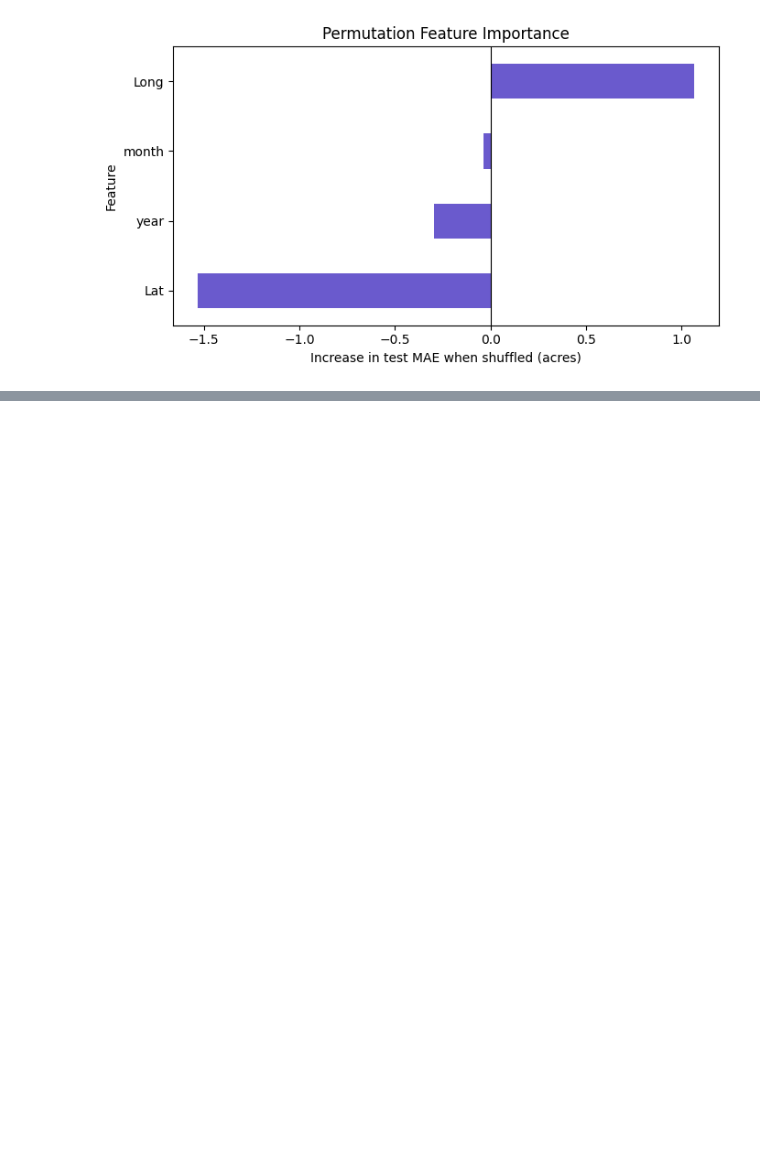
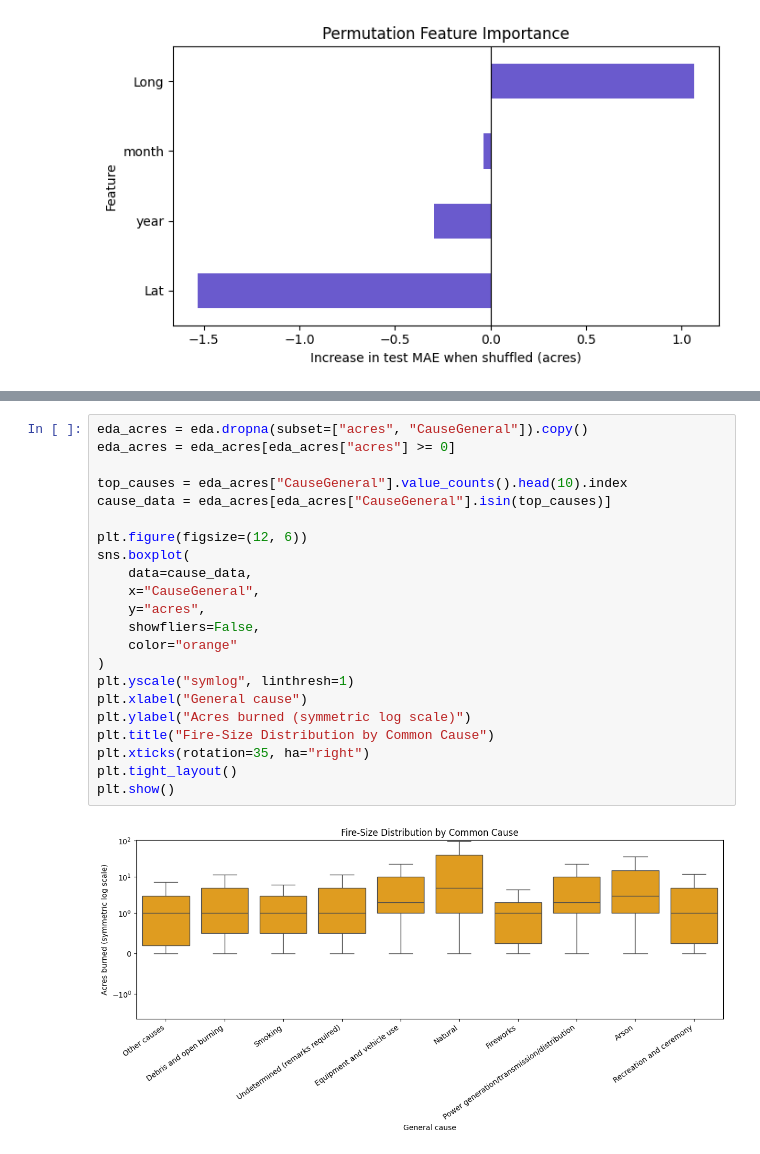
Before and after one commit to HAP-15/Data-Science-Capstone-Project-Wildfire-Prediction, a Jupyter notebook: EDA_work.ipynb, the cells around one changed output, grey strips where cells are left out. Drawn from its saved outputs; the diff is of its cells as text; blank space fills up the shorter version.

```diff
--- a/EDA_work.ipynb
+++ b/EDA_work.ipynb
@@ -619,0 +657,24 @@ plt.show()
+# %%
+eda_acres = eda.dropna(subset=["acres", "CauseGeneral"]).copy()
+eda_acres = eda_acres[eda_acres["acres"] >= 0]
+
+top_causes = eda_acres["CauseGeneral"].value_counts().head(10).index
+cause_data = eda_acres[eda_acres["CauseGeneral"].isin(top_causes)]
+
+plt.figure(figsize=(12, 6))
+sns.boxplot(
+    data=cause_data,
+    x="CauseGeneral",
+    y="acres",
+    showfliers=False,
+    color="orange"
+)
+plt.yscale("symlog", linthresh=1)
+plt.xlabel("General cause")
+plt.ylabel("Acres burned (symmetric log scale)")
+plt.title("Fire-Size Distribution by Common Cause")
+plt.xticks(rotation=35, ha="right")
+plt.tight_layout()
+plt.show()
+# %% [output]
+[figure, added]
```
Also changed, not shown: parts of 6 cells of this notebook.
